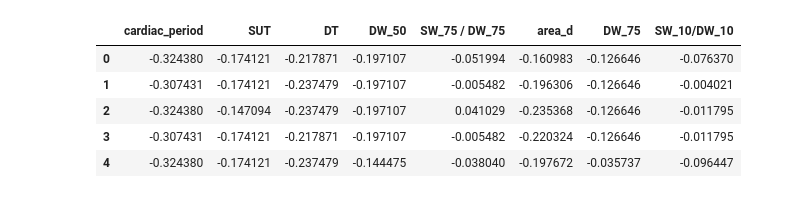
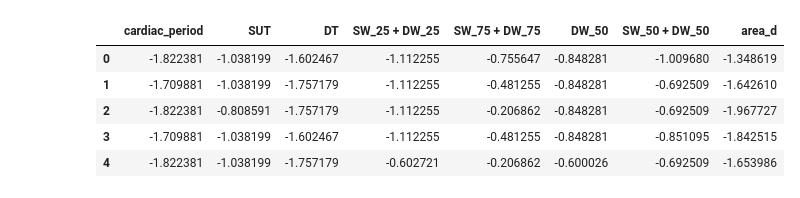
Before and after one commit to t108368071/MyProject, a Jupyter notebook: LSTM_SBP.ipynb, the cells around one changed output. Saved outputs shown, nothing was run; the diff lists cells and outputs as text; code cells hidden in the pictures.

```diff
--- a/LSTM_SBP.ipynb
+++ b/LSTM_SBP.ipynb
@@ -6,16 +6,16 @@ from google.colab import drive
 
 drive.mount('/content/gdrive')
 %cd /content/gdrive/MyDrive/Colab Notebooks/
-#df_all = pd.read_csv("NormalBP_features_90000.csv")
+df_all = pd.read_csv("NormalBP_features_60000.csv")
 #df_all = pd.read_csv("NormalBP_features_13000.csv")
 #df_all = pd.read_csv("HIGHBP_features_13000.csv")
 #df_all = pd.read_csv("LOWBP_features_13000.csv")
-df_all = pd.read_csv("MIXBP_features_39000.csv")
+#df_all = pd.read_csv("MIXBP_features_39000.csv")
 
 #num_features = ['cardiac_period', 'SUT', 'DT', 'DW_10', 'DW_25', 'DW_33', 'DW_50', 'DW_66','DW_75', 'SW_10 + DW_10', 'SW_10/DW_10', 'SW_25 + DW_25', 'SW_25/DW_25', 'SW_33 + DW_33', 'SW_33/DW_33','SW_50 + DW_50', 'SW_50 / DW_50', 'SW_66 + DW_66', 'SW_66 / DW_66','SW_75 + DW_75', 'SW_75 / DW_75','area','area_s','area_d']
 
 #正常特徵
-#num_features = ['cardiac_period', 'SUT', 'DT','SW_25 + DW_25','SW_75 + DW_75','DW_50','SW_50 + DW_50','area_d']
+num_features = ['cardiac_period', 'SUT', 'DT','SW_25 + DW_25','SW_75 + DW_75','DW_50','SW_50 + DW_50','area_d']
 
 #高血壓特徵
 #num_features = ['cardiac_period','DT','area_d','area_s','SW_50 + DW_50','DW_33','SW_33/DW_33','SW_10/DW_10']
@@ -24,12 +24,12 @@ df_all = pd.read_csv("MIXBP_features_39000.csv")
 #num_features = ['cardiac_period','DT','area_d','area_s','SUT','area','SW_10/DW_10','SW_25/DW_25']
 
 #混和特徵
-num_features = ['cardiac_period','SUT', 'DT','DW_50','SW_75 / DW_75','area_d','DW_75', 'SW_10/DW_10']
+#num_features = ['cardiac_period','SUT', 'DT','DW_50','SW_75 / DW_75','area_d','DW_75', 'SW_10/DW_10']
 
 #target = ['diastolic']
-target = ['systolic']
+#target = ['systolic']
 
-data = df_all[num_features + target]
+data = df_all[num_features]
 data.head()
 # %% [output]
 Drive already mounted at /content/gdrive; to attempt to forcibly remount, call drive.mount("/content/gdrive", force_remount=True).
@@ -43,4 +42,0 @@ Drive already mounted at /content/gdrive; to attempt to forcibly remount, call d
-# %%
-data_target = pd.DataFrame(data, columns=["systolic"])
-data.drop(["systolic"], axis=1, inplace=True)
-data_target.head()
@@ -67,28 +43,29 @@ data.head()
 # %%
 import pandas as pd
 import numpy as np
 from keras.models import Sequential
 from keras.layers import Dense, Dropout, Activation, Flatten, LSTM, TimeDistributed, RepeatVector,GRU
 from keras.layers.normalization import BatchNormalization
 from keras.optimizers import Adam
 from keras.callbacks import EarlyStopping, ModelCheckpoint
 from sklearn.preprocessing import StandardScaler
 import matplotlib.pyplot as plt
 
+#from sklearn.preprocessing import StandardScaler
 #sc=StandardScaler()
 #data=sc.fit_transform(data)
 
 def normalize(train):
-  train_norm = train.apply(lambda x: (x - np.mean(x)) / (np.max(x) - np.min(x)))
+  train_norm = train.apply(lambda x: (x - np.mean(x)) / np.std(x) )
   return train_norm
 
 data = normalize(data)
 
 data.head()
 # %% [output]
-|  | cardiac_period | SUT | DT | DW_50 | SW_75 / DW_75 | area_d | DW_75 | SW_10/DW_10 |
-| 0 | -0.324380 | -0.174121 | -0.217871 | -0.197107 | -0.051994 | -0.160983 | -0.126646 | -0.076370 |
-| 1 | -0.307431 | -0.174121 | -0.237479 | -0.197107 | -0.005482 | -0.196306 | -0.126646 | -0.004021 |
-| 2 | -0.324380 | -0.147094 | -0.237479 | -0.197107 | 0.041029 | -0.235368 | -0.126646 | -0.011795 |
-| 3 | -0.307431 | -0.174121 | -0.217871 | -0.197107 | -0.005482 | -0.220324 | -0.126646 | -0.011795 |
-| 4 | -0.324380 | -0.174121 | -0.237479 | -0.144475 | -0.038040 | -0.197672 | -0.035737 | -0.096447 |
+|  | cardiac_period | SUT | DT | SW_25 + DW_25 | SW_75 + DW_75 | DW_50 | SW_50 + DW_50 | area_d |
+| 0 | -1.822381 | -1.038199 | -1.602467 | -1.112255 | -0.755647 | -0.848281 | -1.009680 | -1.348619 |
+| 1 | -1.709881 | -1.038199 | -1.757179 | -1.112255 | -0.481255 | -0.848281 | -0.692509 | -1.642610 |
+| 2 | -1.822381 | -0.808591 | -1.757179 | -1.112255 | -0.206862 | -0.848281 | -0.692509 | -1.967727 |
+| 3 | -1.709881 | -1.038199 | -1.602467 | -1.112255 | -0.481255 | -0.848281 | -0.851095 | -1.842515 |
+| 4 | -1.822381 | -1.038199 | -1.757179 | -0.602721 | -0.206862 | -0.600026 | -0.692509 | -1.653986 |
```
Also changed, not shown: parts of 11 cells of this notebook.
